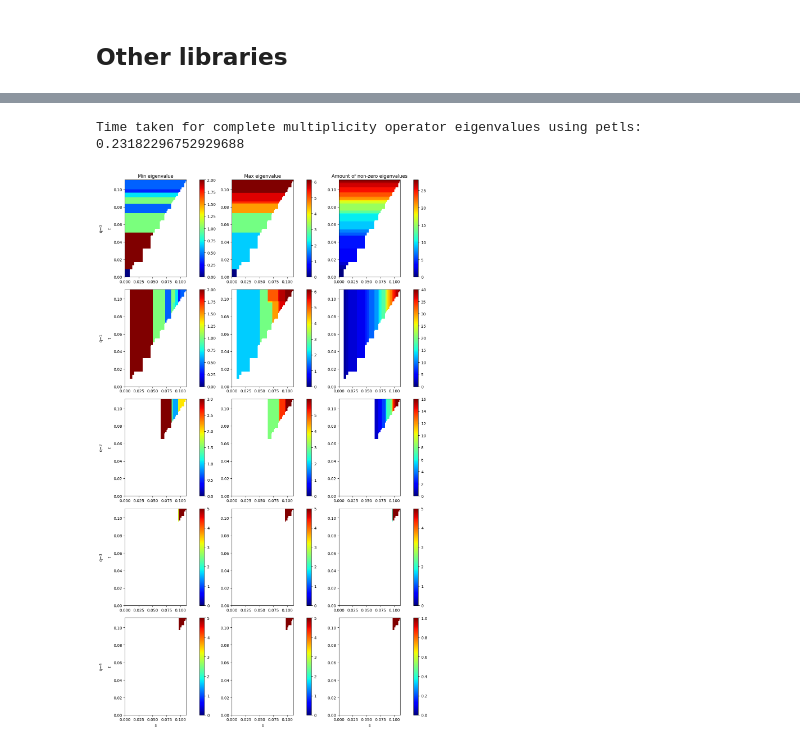
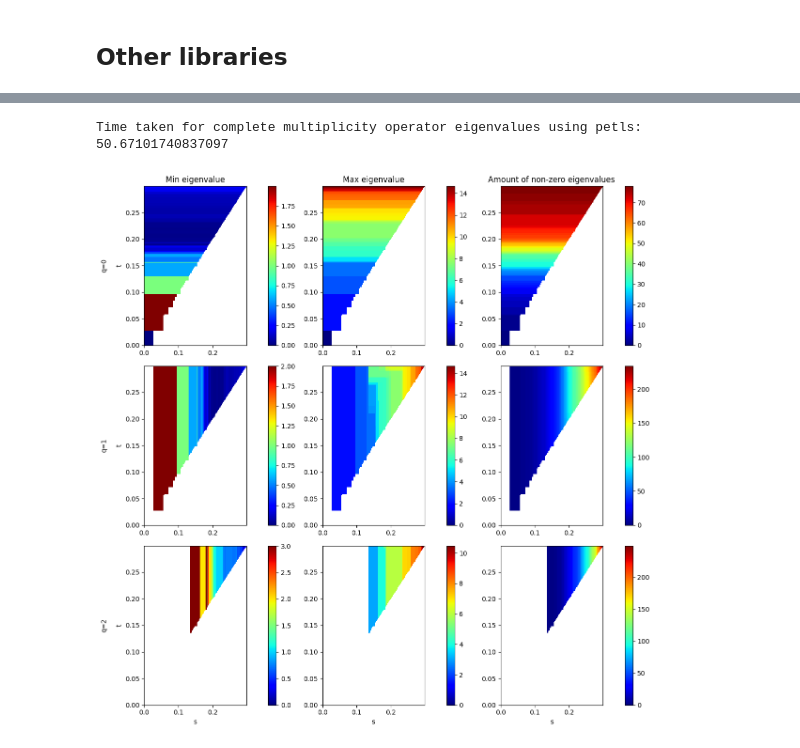
Before and after one commit to siroj99/NewPersistentChains, a Jupyter notebook: laplacians_v2.ipynb, the cells around one changed output, grey strips where cells are left out. Drawn from its saved outputs; the diff is of its cells as text; code cells hidden in the pictures.

```diff
--- a/laplacians_v2.ipynb
+++ b/laplacians_v2.ipynb
@@ -46,13 +48,10 @@ draw_filtration(f, n_per_row=7)
 [figure]
 # %%
-
-
-
 np.random.seed(0)
-random_points = np.random.rand(50, 2)
+random_points = np.random.rand(100, 3)
 # st = gd.AlphaComplex(points=random_points).create_simplex_tree()
-# st = gd.RipsComplex(points=random_points, max_edge_length=0.1).create_simplex_tree(max_dimension=2)
-# f = gudhi_to_dio(st)
-f_random = dio.fill_rips(random_points, 5, 0.11)
+# st = gd.RipsComplex(points=random_points, max_edge_length=0.11).create_simplex_tree(max_dimension=2)
+# f_random = gudhi_to_dio(st)
+f_random = dio.fill_rips(random_points, 4, 0.3)
 f_random
 # %% [output]
@@ -60,7 +60,7 @@ Filtration with 112 simplices
 # %%
 chosen_points = random_points
-chosen_f = f
-threshold = 0.11
+chosen_f = f_random
+threshold = 0.3
 # %% [markdown]
 ## Standard PL
 # %%
@@ -101,15 +102,18 @@ Time taken for complete multiplicity operator eigenvalues using petls: 0.0004231
 # %%
-
+dims = [0, 1, 2]
 stime = time.time()
-spectra = petls.Rips(points = chosen_points, threshold=threshold).spectra(allpairs=True)
-# spectra = petls.Rips(points = chosen_points, threshold=np.inf).eigenpairs(allpairs=True)
+petls_complex = petls.Rips(points = chosen_points, threshold=threshold)
+# petls_complex = petls.Alpha(points = chosen_points, max_dim=2)
+request_list = petls_complex.filtration_list_to_spectra_request(petls_complex.get_all_filtrations(),dims=dims, allpairs=True)
+# spectra = petls.Rips(points = chosen_points, threshold=threshold).spectra(allpairs=True)
+spectra = petls_complex.eigenpairs(request_list=request_list)
 print("Time taken for complete multiplicity operator eigenvalues using petls:", time.time() - stime)
 eigenvalues, relevant_times = petls_output_to_eigenvalues(spectra)
 _ = plot_eigenvalues(eigenvalues, relevant_times=relevant_times, plot_types=["min", "max", "n_non_zero"], plot_args_mesh = {"vmin": 0}, tolerance=1e-5)
 # plt.close()
 # eigenvalues
 # %% [output]
-Time taken for complete multiplicity operator eigenvalues using petls: 0.23182296752929688
+Time taken for complete multiplicity operator eigenvalues using petls: 50.67101740837097
-[figure, old version]
+[figure, new version]
 # %%
 stime = time.time()
```
Also changed, not shown: parts of 7 cells of this notebook, 22 other files.
